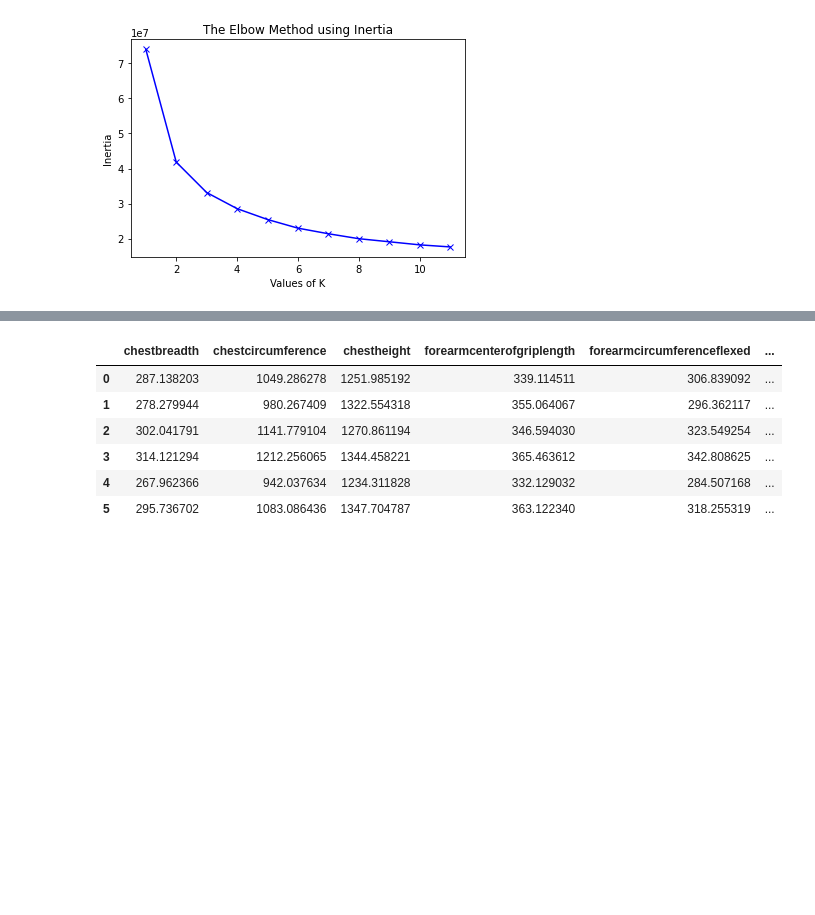
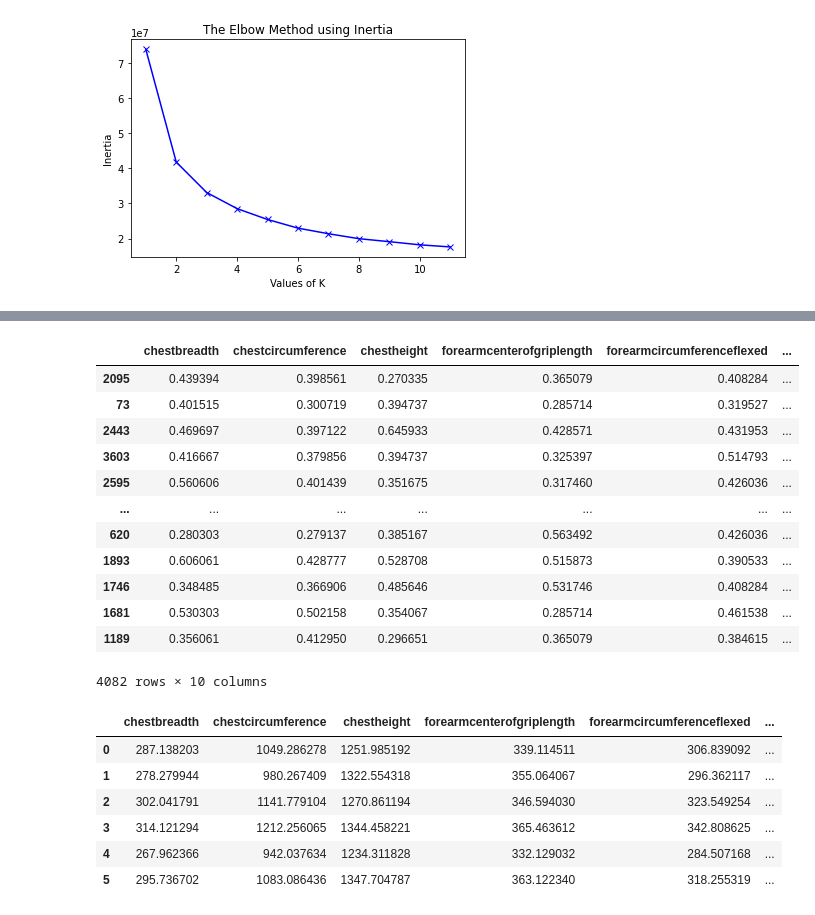
Before and after one commit to codingismycraft/ML_Introduction, a Jupyter notebook: notebooks/04-01.1-k-means-t-shirts.ipynb, the cells around one changed output, grey strips where cells are left out. Drawn from its saved outputs; the diff is of its cells as text; code cells hidden in the pictures; blank space fills up the shorter version.

```diff
--- a/notebooks/04-01.1-k-means-t-shirts.ipynb
+++ b/notebooks/04-01.1-k-means-t-shirts.ipynb
@@ -146,3 +162,19 @@ plt.show()
+# %%
+X_norm
+# %% [output]
+|  | chestbreadth | chestcircumference | chestheight | forearmcenterofgriplength | forearmcircumferenceflexed | ... |
+| 2095 | 0.439394 | 0.398561 | 0.270335 | 0.365079 | 0.408284 | ... |
+| 73 | 0.401515 | 0.300719 | 0.394737 | 0.285714 | 0.319527 | ... |
+| 2443 | 0.469697 | 0.397122 | 0.645933 | 0.428571 | 0.431953 | ... |
+| 3603 | 0.416667 | 0.379856 | 0.394737 | 0.325397 | 0.514793 | ... |
+| 2595 | 0.560606 | 0.401439 | 0.351675 | 0.317460 | 0.426036 | ... |
+| ... | ... | ... | ... | ... | ... | ... |
+| 620 | 0.280303 | 0.279137 | 0.385167 | 0.563492 | 0.426036 | ... |
+| 1893 | 0.606061 | 0.428777 | 0.528708 | 0.515873 | 0.390533 | ... |
+| 1746 | 0.348485 | 0.366906 | 0.485646 | 0.531746 | 0.408284 | ... |
+| 1681 | 0.530303 | 0.502158 | 0.354067 | 0.285714 | 0.461538 | ... |
+| 1189 | 0.356061 | 0.412950 | 0.296651 | 0.365079 | 0.384615 | ... |
+4082 rows × 10 columns
 # %%
 columns = [
     "chestbreadth",
```
Also changed, not shown: parts of 16 cells of this notebook, 1 other file.
